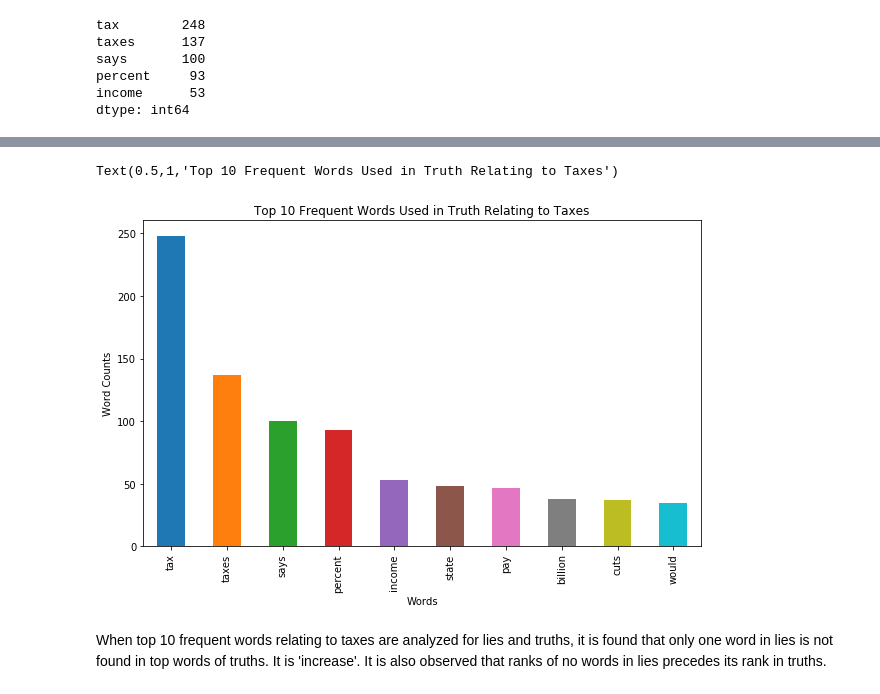
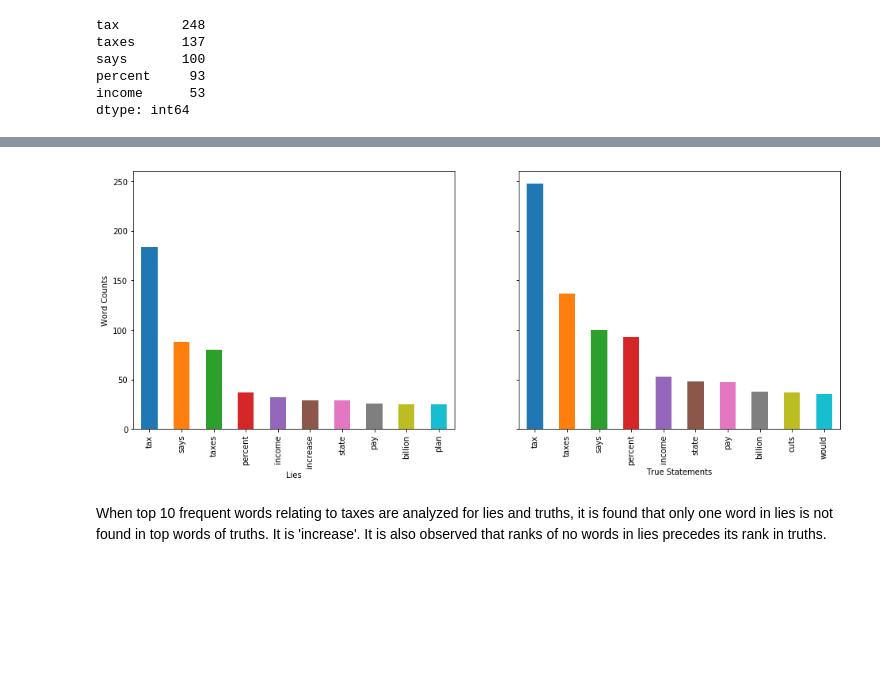
Before and after one commit to canaltinigne/ada-18-project, a Jupyter notebook: Milestone_3.ipynb, the cells around one changed output, grey strips where cells are left out. Cells and saved outputs as stored; diff of their text form; code cells hidden in the pictures; blank space fills up the shorter version.

```diff
--- a/Milestone_2.ipynb
+++ b/Milestone_3.ipynb
@@ -569,12 +553,14 @@ Text(0.5,1,'Top 10 Frequent Words Used in Lies Relating to Taxes')
-# %%
-plt.figure(figsize=(10,6))
-taxes_truth_counts[0:10].plot.bar()
-plt.xlabel('Words')
-plt.ylabel('Word Counts')
-plt.title('Top 10 Frequent Words Used in Truth Relating to Taxes')
-# %% [output]
-Text(0.5,1,'Top 10 Frequent Words Used in Truth Relating to Taxes')
-[figure, removed]
+# %%
+f, (ax1, ax2) = plt.subplots(1, 2,  figsize=(16,6),sharey=True)
+taxes_lie_counts[0:10].plot(ax=ax1,kind='bar')
+taxes_truth_counts[0:10].plot(ax=ax2, kind='bar')
+
+ax1.set_xlabel('Lies')
+ax1.set_ylabel('Word Counts')
+ax2.set_xlabel('True Statements')
+f.savefig('Figure32.png', bbox_inches="tight", dpi=200)
+# %% [output]
+[figure, added]
 # %% [markdown]
 When top 10 frequent words relating to taxes are analyzed for lies and truths, it is found that only one word in lies is not found in top words of truths. It is 'increase'. It is also observed that ranks of no words in lies precedes its rank in truths.
 # %% [markdown]
```
Also changed, not shown: parts of 22 cells of this notebook.
